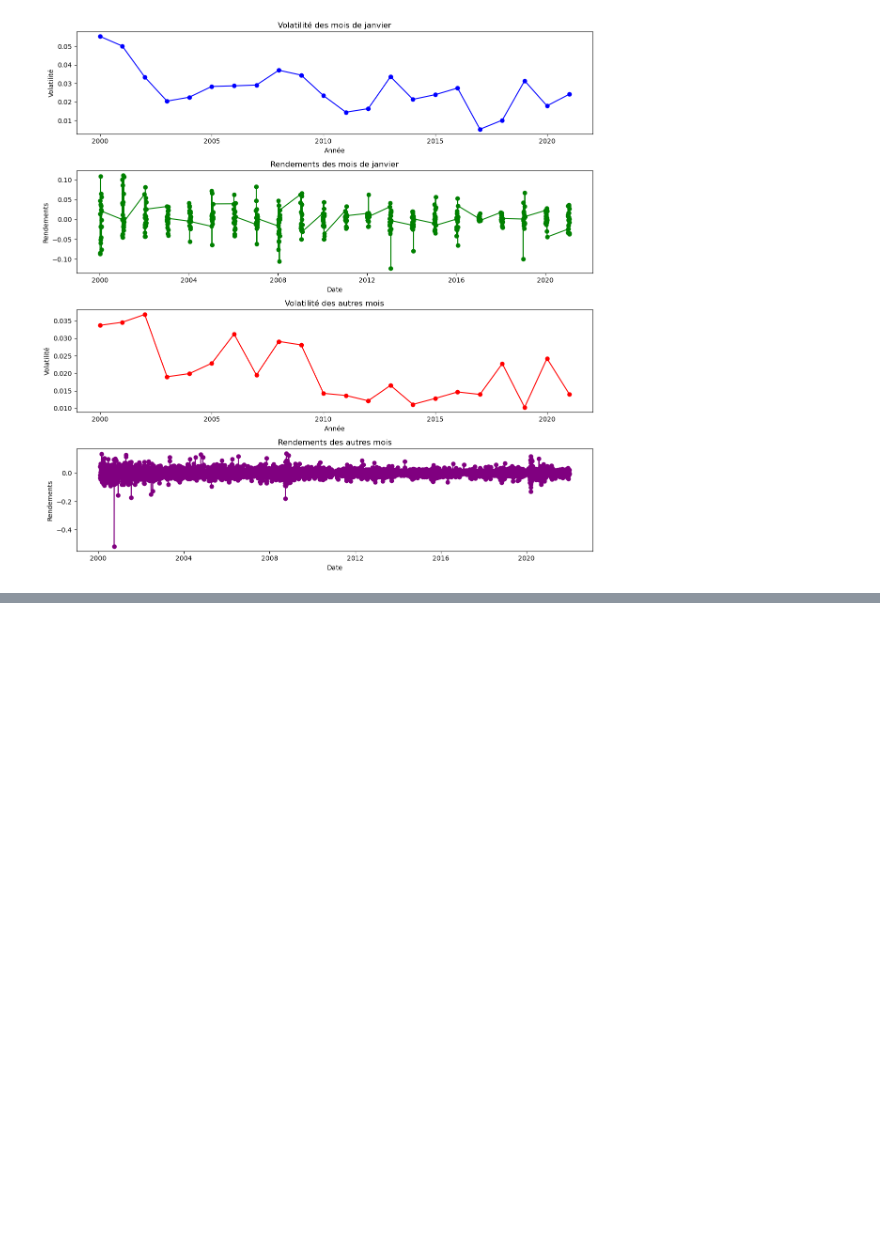
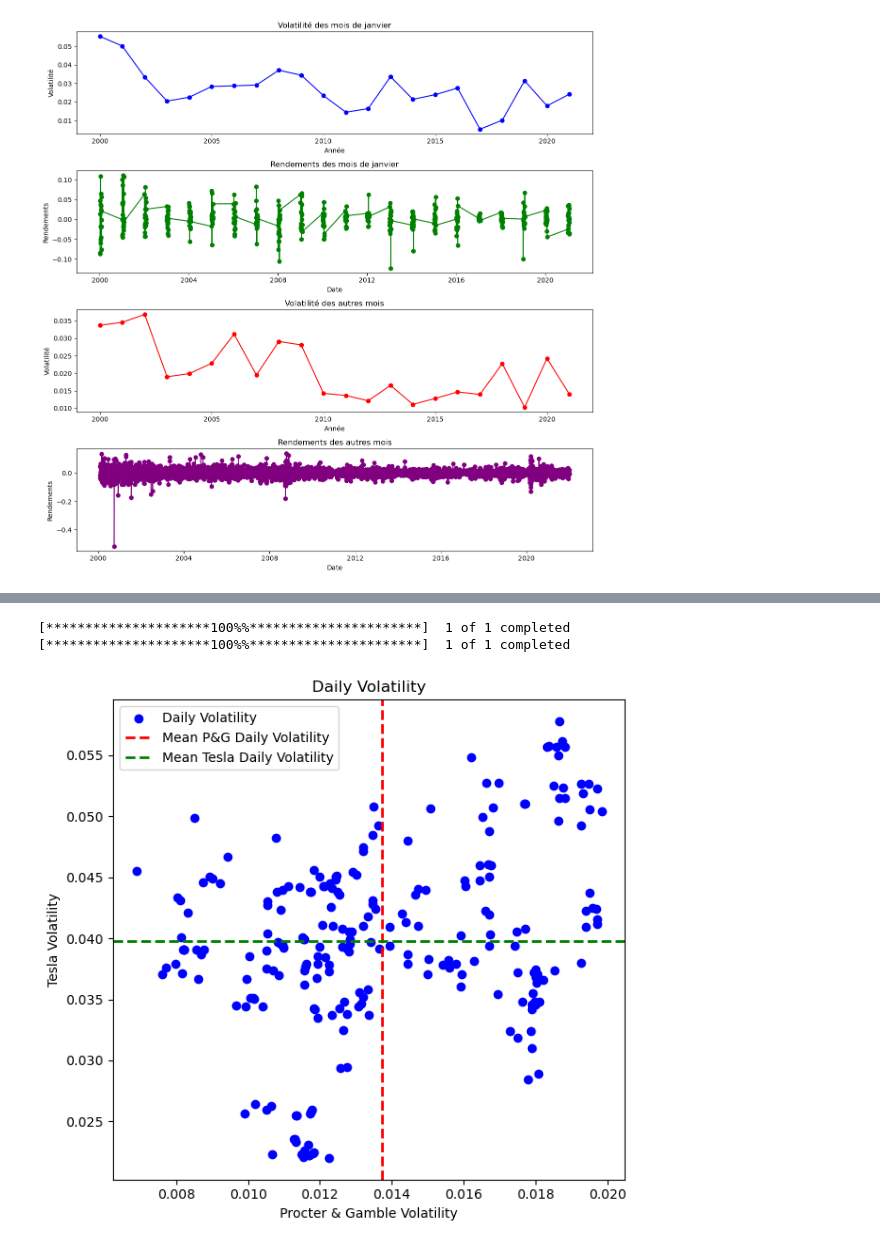
Before and after one commit to RyanSAMAMA/Ensae_projetMDR, a Jupyter notebook: faconbrouillon.ipynb, the cells around one changed output, grey strips where cells are left out. Saved outputs shown, nothing was run; the diff lists cells and outputs as text; code cells hidden in the pictures; blank space fills up the shorter version.

```diff
--- a/faconbrouillon.ipynb
+++ b/faconbrouillon.ipynb
@@ -1269,0 +623,46 @@ IndexError: Boolean index has wrong length: 5535 instead of 5536
+# %%
+import yfinance as yf
+import matplotlib.pyplot as plt
+
+# Function to calculate volatility
+def calculate_volatility(data, frequency='daily'):
+    if frequency == 'daily':
+        returns = data['Adj Close'].pct_change().dropna()
+    elif frequency == 'monthly':
+        returns = data['Adj Close'].resample('M').ffill().pct_change().dropna()
+    else:
+        raise ValueError("Invalid frequency. Use 'daily' or 'monthly'")
+
+    volatility = returns.rolling(window=21).std()  # 21-day rolling standard deviation as an example
+    return volatility
+
+# Fetch data for Procter & Gamble and Tesla
+pg_data = yf.download("PG", start="2022-01-01", end="2023-01-01")
+tsla_data = yf.download("TSLA", start="2022-01-01", end="2023-01-01")
+
+# Calculate daily and monthly volatilities
+pg_daily_volatility = calculate_volatility(pg_data, frequency='daily')
+tsla_daily_volatility = calculate_volatility(tsla_data, frequency='daily')
+
+pg_monthly_volatility = calculate_volatility(pg_data, frequency='monthly')
+tsla_monthly_volatility = calculate_volatility(tsla_data, frequency='monthly')
+
+# Set up the layout for two plots in one row
+plt.figure(figsize=(12, 6))
+
+# Plot for Daily volatilities
+plt.subplot(1, 2, 1)
+plt.scatter(pg_daily_volatility, tsla_daily_volatility, label='Daily Volatility', color='blue', marker='o')
+plt.axvline(pg_daily_volatility.mean(), color='red', linestyle='--', linewidth=2, label='Mean P&G Daily Volatility')
+plt.axhline(tsla_daily_volatility.mean(), color='green', linestyle='--', linewidth=2, label='Mean Tesla Daily Volatility')
+plt.title('Daily Volatility')
+plt.xlabel('Procter & Gamble Volatility')
+plt.ylabel('Tesla Volatility')
+plt.legend()
+
+plt.tight_layout()
+plt.show()
+# %% [output]
+[*********************100%%**********************]  1 of 1 completed
+[*********************100%%**********************]  1 of 1 completed
+[figure, added]
```
Also changed, not shown: parts of 16 cells of this notebook.
